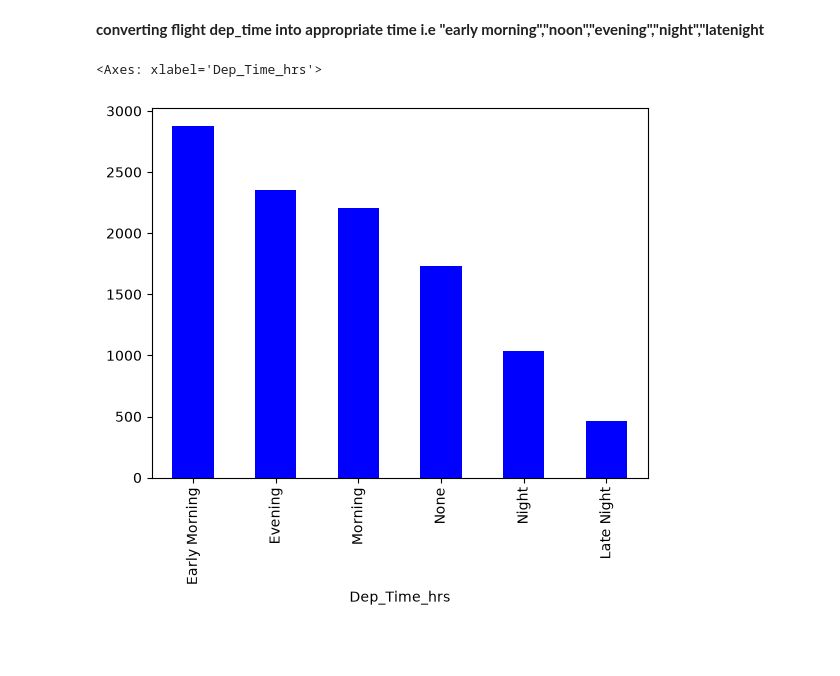
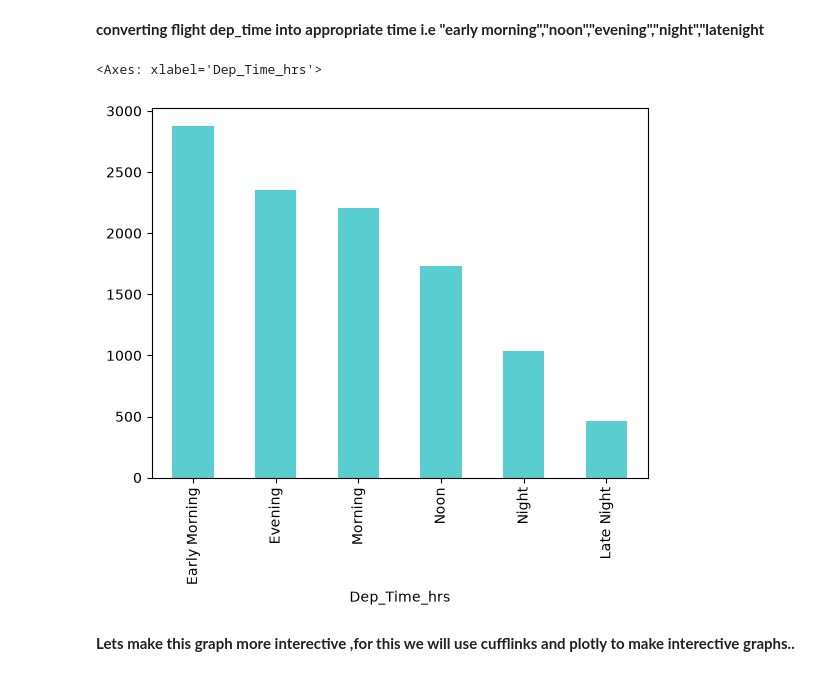
Before and after one commit to CyberWol-12/Airline-Fare-Prediction, a Jupyter notebook: flight_prediction.ipynb, the cells around one changed output. Drawn from its saved outputs; the diff is of its cells as text; code cells hidden in the pictures; blank space fills up the shorter version.

Commit message:
data preprocessing of null values

```diff
--- a/flight_prediction.ipynb
+++ b/flight_prediction.ipynb
@@ -462,7 +462,7 @@ def flight_dep_time(x):
     elif (x>8) and (x<=12):
         return "Morning"
     elif (x>12) and (x<=16):
-        return "None"
+        return "Noon"
     elif (x>16) and (x<=20):
         return "Evening"
     elif(x>20) and (x<=24):
@@ -470,7 +470,9 @@ def flight_dep_time(x):
     else:
         return "Late Night"
 # %%
-df['Dep_Time_hrs'].apply(flight_dep_time).value_counts().plot(kind = 'bar',color = 'Blue')
+df['Dep_Time_hrs'].apply(flight_dep_time).value_counts().plot(kind = 'bar',color = "#5acdd1")
 # %% [output]
 <Axes: xlabel='Dep_Time_hrs'>
-[figure, old version]
+[figure, new version]
+# %% [markdown]
+**Lets make this graph more interective ,for this we will use cufflinks and plotly to make interective graphs..**
```
Also changed, not shown: parts of 14 cells of this notebook.
